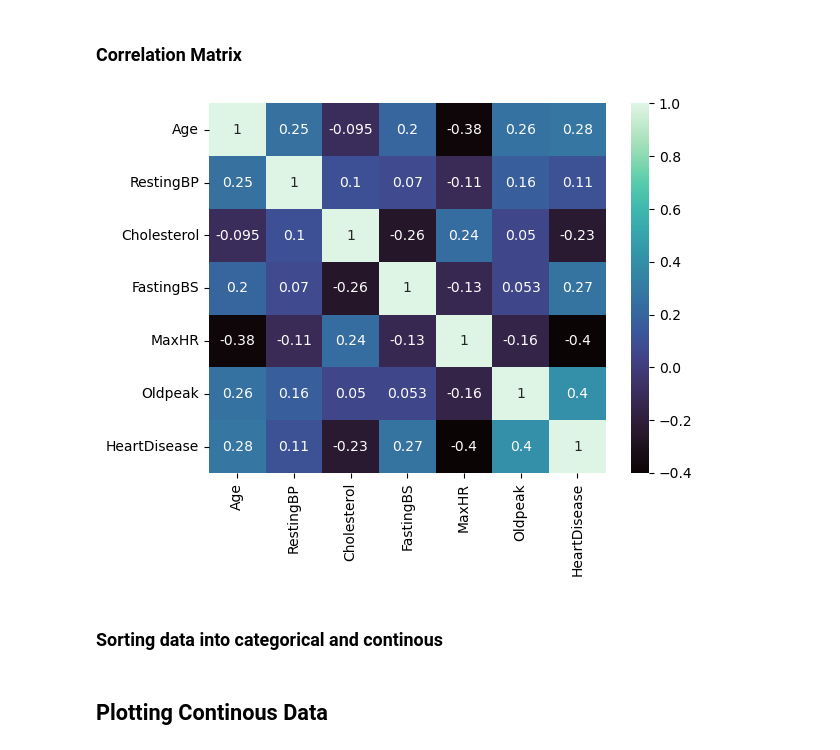
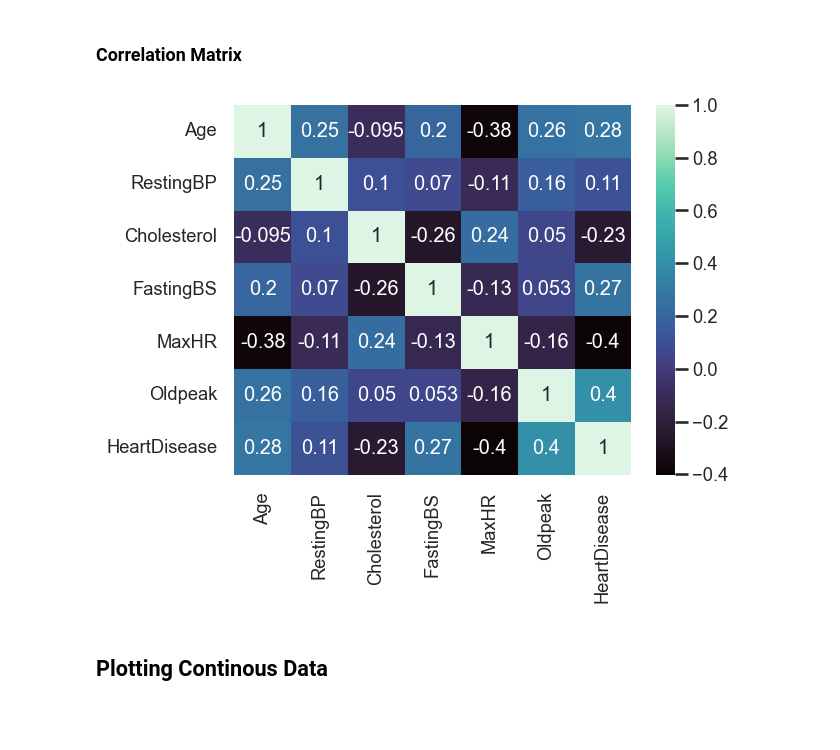
Before and after one commit to UzmaSayyeda/Heart-Disease-Analysis, a Jupyter notebook: heart_disease_analysis.ipynb, the cells around one changed output. Cells and saved outputs as stored; diff of their text form; code cells hidden in the pictures; blank space fills up the shorter version.

```diff
--- a/heart_disease_analysis.ipynb
+++ b/heart_disease_analysis.ipynb
@@ -104,12 +104,11 @@ Name: ChestPainType, dtype: int64
 # %% [markdown]
 ### Correlation Matrix
 # %%
-sns.heatmap(df.corr(),annot=True,cmap='mako')
+sns.set_theme(context="talk",font_scale=0.8)
+sns.heatmap(df.corr(),annot=True,cmap="mako")
 plt.show()
 # %% [output]
-[figure, old version]
+[figure, new version]
-# %% [markdown]
-### Sorting data into categorical and continous
 # %%
 cat_value = []
 cont_value = []
```
Also changed, not shown: parts of 12 cells of this notebook.
